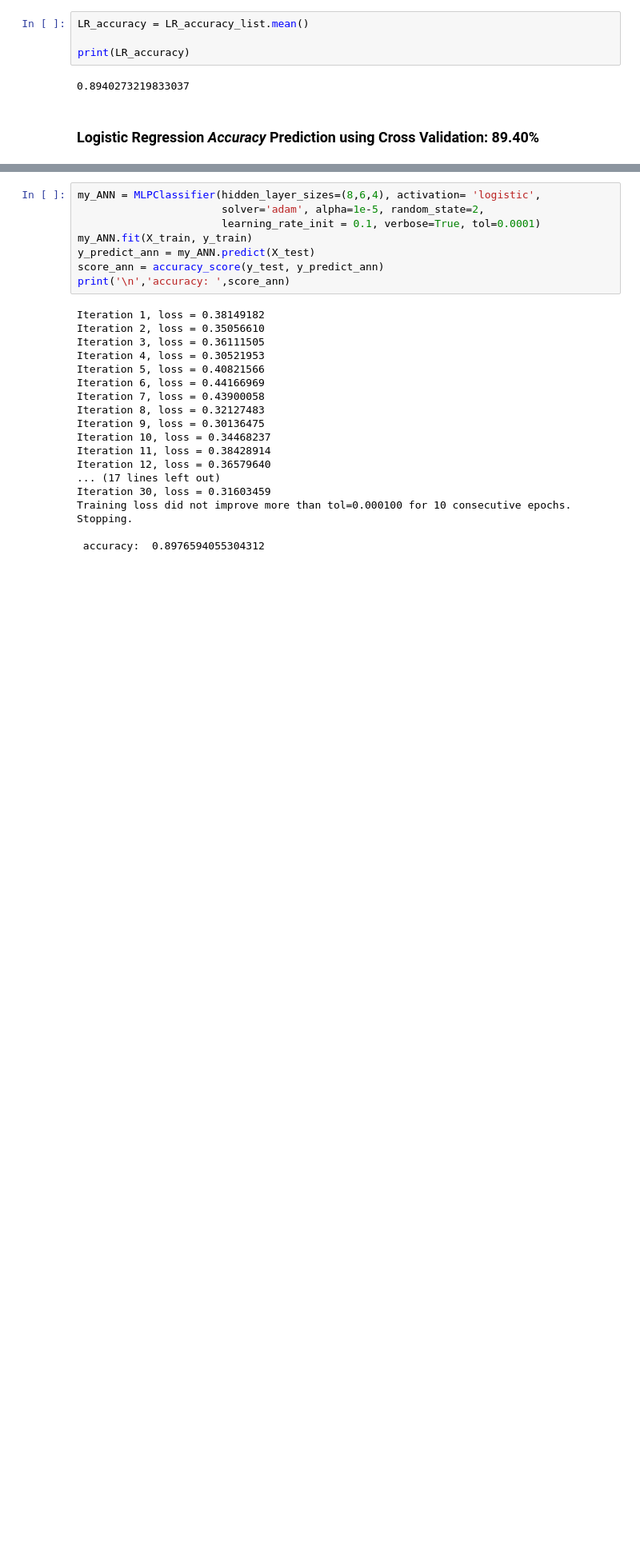
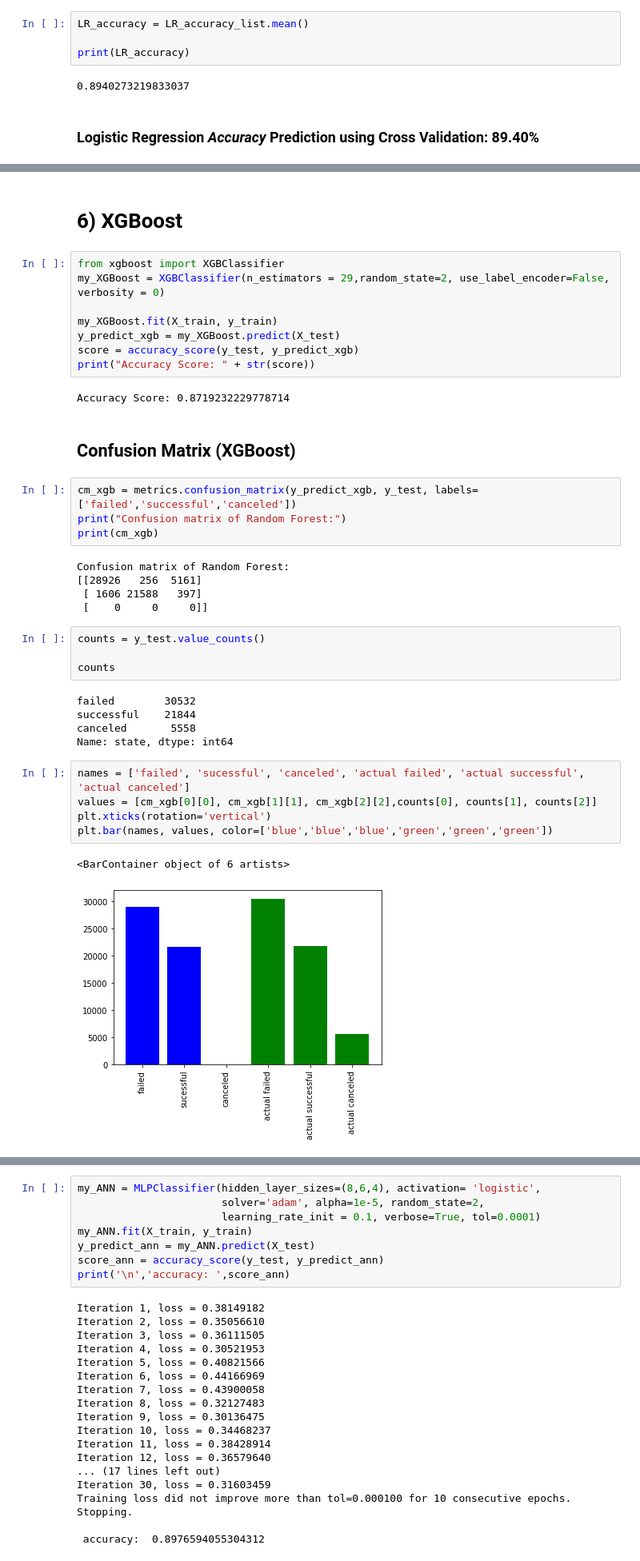
Before and after one commit to amirebmi/kickstarter, a Jupyter notebook: Kickstarter_Project.ipynb, the cells around one changed output, grey strips where cells are left out. Shown at 80% size. Saved outputs shown, nothing was run; the diff lists cells and outputs as text; blank space fills up the shorter version.

Commit message:
Added Adaboost, XGBoost, and SVM

```diff
--- a/Kickstarter_Project.ipynb
+++ b/Kickstarter_Project.ipynb
@@ -661 +701,41 @@ print(LR_accuracy)
+# %% [markdown]
+# **6) XGBoost**
+# %%
+from xgboost import XGBClassifier
+my_XGBoost = XGBClassifier(n_estimators = 29,random_state=2, use_label_encoder=False, verbosity = 0)
+
+my_XGBoost.fit(X_train, y_train)
+y_predict_xgb = my_XGBoost.predict(X_test)
+score = accuracy_score(y_test, y_predict_xgb)
+print("Accuracy Score: " + str(score))
+# %% [output]
+Accuracy Score: 0.8719232229778714
+# %% [markdown]
+## **Confusion Matrix (XGBoost)**
+# %%
+cm_xgb = metrics.confusion_matrix(y_predict_xgb, y_test, labels=['failed','successful','canceled'])
+print("Confusion matrix of Random Forest:")
+print(cm_xgb)
+# %% [output]
+Confusion matrix of Random Forest:
+[[28926   256  5161]
+ [ 1606 21588   397]
+ [    0     0     0]]
+# %%
+counts = y_test.value_counts()
+
+counts
+# %% [output]
+failed        30532
+successful    21844
+canceled       5558
+Name: state, dtype: int64
+# %%
+names = ['failed', 'sucessful', 'canceled', 'actual failed', 'actual successful', 'actual canceled']
+values = [cm_xgb[0][0], cm_xgb[1][1], cm_xgb[2][2],counts[0], counts[1], counts[2]]
+plt.xticks(rotation='vertical')
+plt.bar(names, values, color=['blue','blue','blue','green','green','green'])
+# %% [output]
+<BarContainer object of 6 artists>
+[figure, added]
 # %% [markdown]
```
Also changed, not shown: parts of 21 cells of this notebook.
